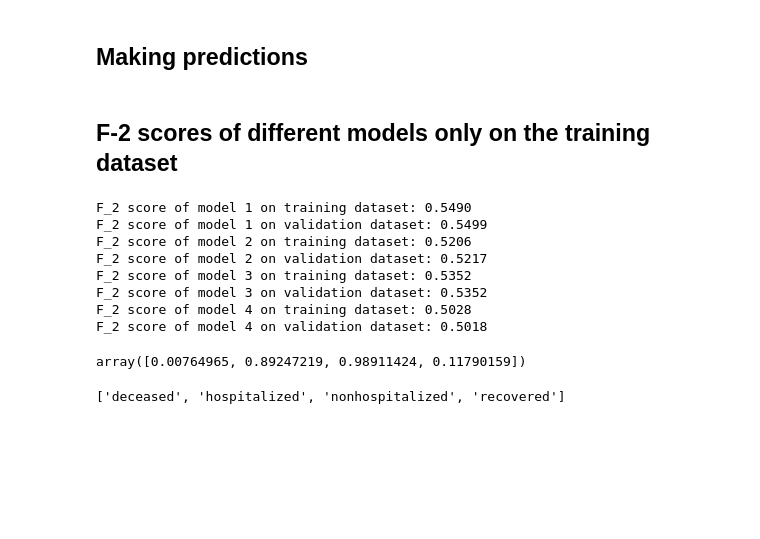
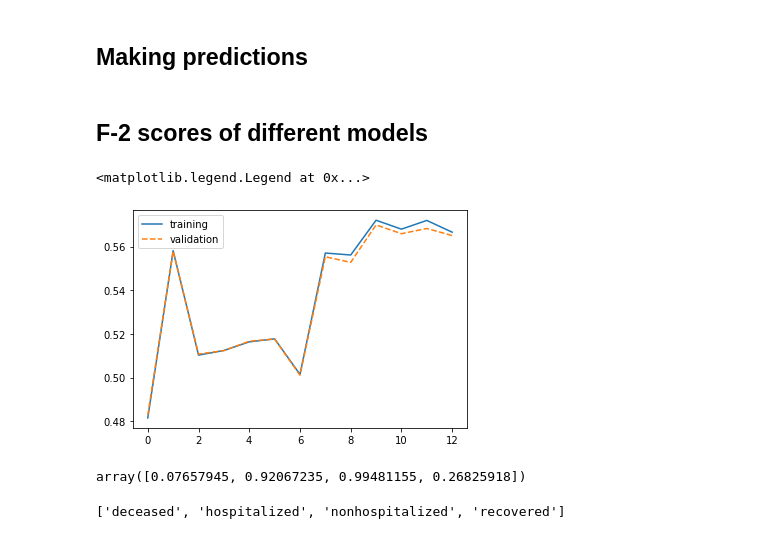
Before and after one commit to alhparsa/CMPT459-Project, a Jupyter notebook: Milestone_2.ipynb, the cells around one changed output. Drawn from its saved outputs; the diff is of its cells as text; code cells hidden in the pictures; blank space fills up the shorter version.

Commit message:
added more models

```diff
--- a/Milestone_2.ipynb
+++ b/Milestone_2.ipynb
@@ -37,18 +41,15 @@ X_train.head(5)
 # %% [markdown]
 ## Model 1 variations, neural network with different hyperparameters and architectures
 # %%
-# Loading up the neural netowrk models
 models = []
-for i in range(4):
-    if i < 2:
-        models.append(nn.network_1())
-    else:
-        models.append(nn.network_2())
-    nn.load_model(models[i], f'model_{i+1}.pth')
+trained_models = 13
+for i in range(trained_models):
+    models.append(nn.network_1())
+    nn.load_model(models[i], f'./models/weights/model_{i}.pth')
 # %% [markdown]
 ## Accuracy of each model on training and validation data
 # %%
-for i in range(4):
+for i in range(trained_models):
     print(f'training accuracy of model_{i+1}: {nn.eval(models[i], X_train, y_train):.2f}%')
     print(f'validation accuracy of model_{i+1}: {nn.eval(models[i], X_test, y_test):.2f}%')
 # %% [output]
@@ -65,28 +75,28 @@ validation accuracy of model_4: 81.30%
 # %%
 models_training_preds = []
 models_validation_preds = []
-for i in range(4):
+for i in range(trained_models):
     models_training_preds.append(torch.argmax(torch.softmax(models[i](torch.tensor(X_train.values).float()), dim=1), dim=1))
     models_validation_preds.append(torch.argmax(torch.softmax(models[i](torch.tensor(X_test.values).float()), dim=1), dim=1))
 # %% [markdown]
-## F-2 scores of different models only on the training dataset
+## F-2 scores of different models
 # %%
-for i in range(4):
-    print(f'F_2 score of model {i+1} on training dataset: {sklearn.metrics.fbeta_score(y_train, models_training_preds[i], beta=2, average="macro"):.4f}')
-    print(f'F_2 score of model {i+1} on validation dataset: {sklearn.metrics.fbeta_score(y_test, models_validation_preds[i], beta=2, average="macro"):.4f}')
+fscore_training = []
+fscore_validation = []
+for i in range(trained_models):
+    fscore_training.append(sklearn.metrics.fbeta_score(y_train, models_training_preds[i], beta=2, average="macro"))
+    fscore_validation.append(sklearn.metrics.fbeta_score(y_test, models_validation_preds[i], beta=2, average="macro"))
+
+plt.plot(fscore_training,)
+plt.plot(fscore_validation,linestyle='dashed')
+plt.legend(['training', 'validation'])
 # %% [output]
-F_2 score of model 1 on training dataset: 0.5490
-F_2 score of model 1 on validation dataset: 0.5499
-F_2 score of model 2 on training dataset: 0.5206
-F_2 score of model 2 on validation dataset: 0.5217
-F_2 score of model 3 on training dataset: 0.5352
-F_2 score of model 3 on validation dataset: 0.5352
-F_2 score of model 4 on training dataset: 0.5028
-F_2 score of model 4 on validation dataset: 0.5018
+<matplotlib.legend.Legend at 0x...>
+[figure, added]
 # %%
 sklearn.metrics.fbeta_score(y_test, models_validation_preds[i], beta=2, average=None)
 # %% [output]
-array([0.00764965, 0.89247219, 0.98911424, 0.11790159])
+array([0.07657945, 0.92067235, 0.99481155, 0.26825918])
 # %%
 data.encoder.classes_.tolist()
 # %% [output]
```
Also changed, not shown: parts of 12 cells of this notebook, 18 other files.
